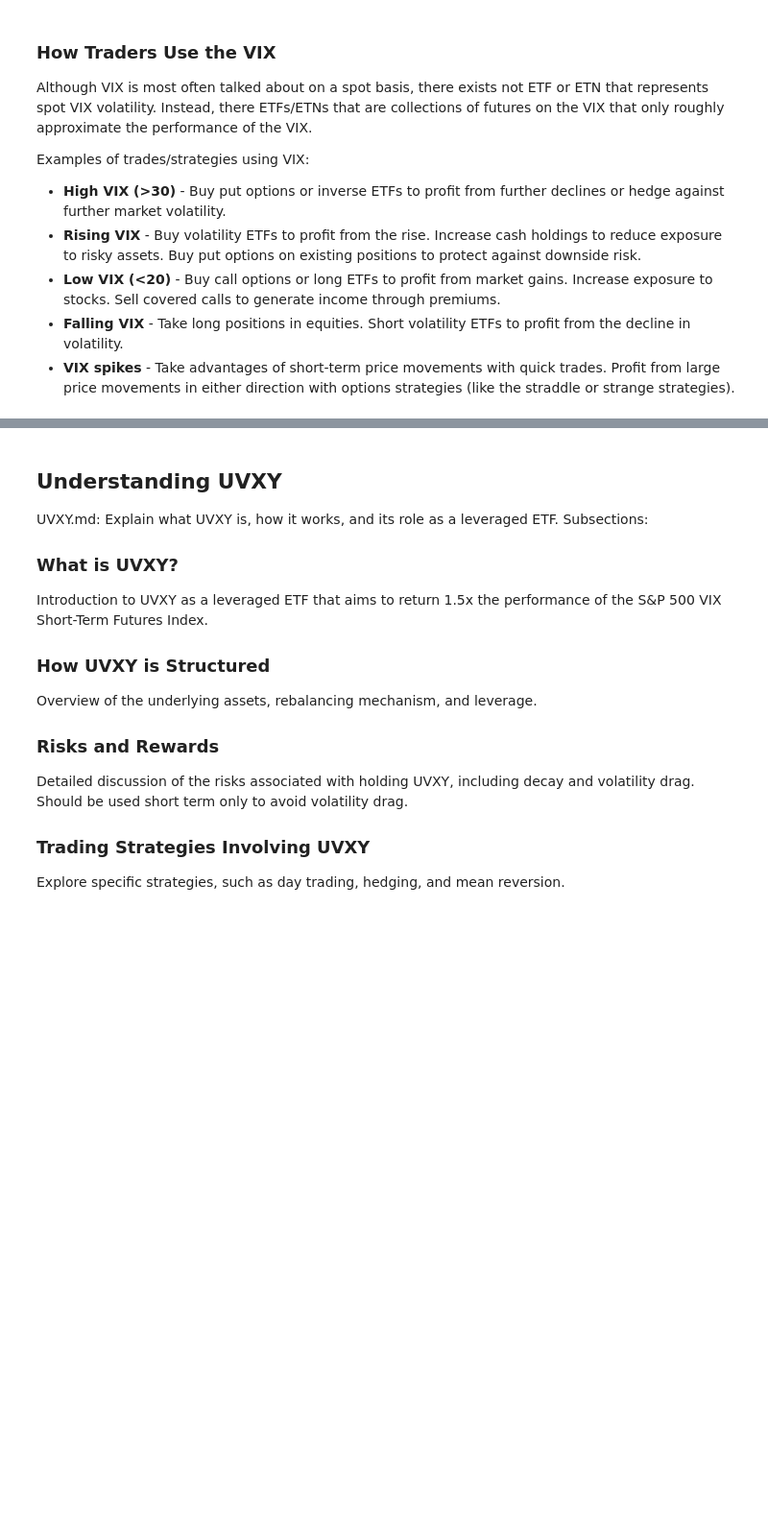
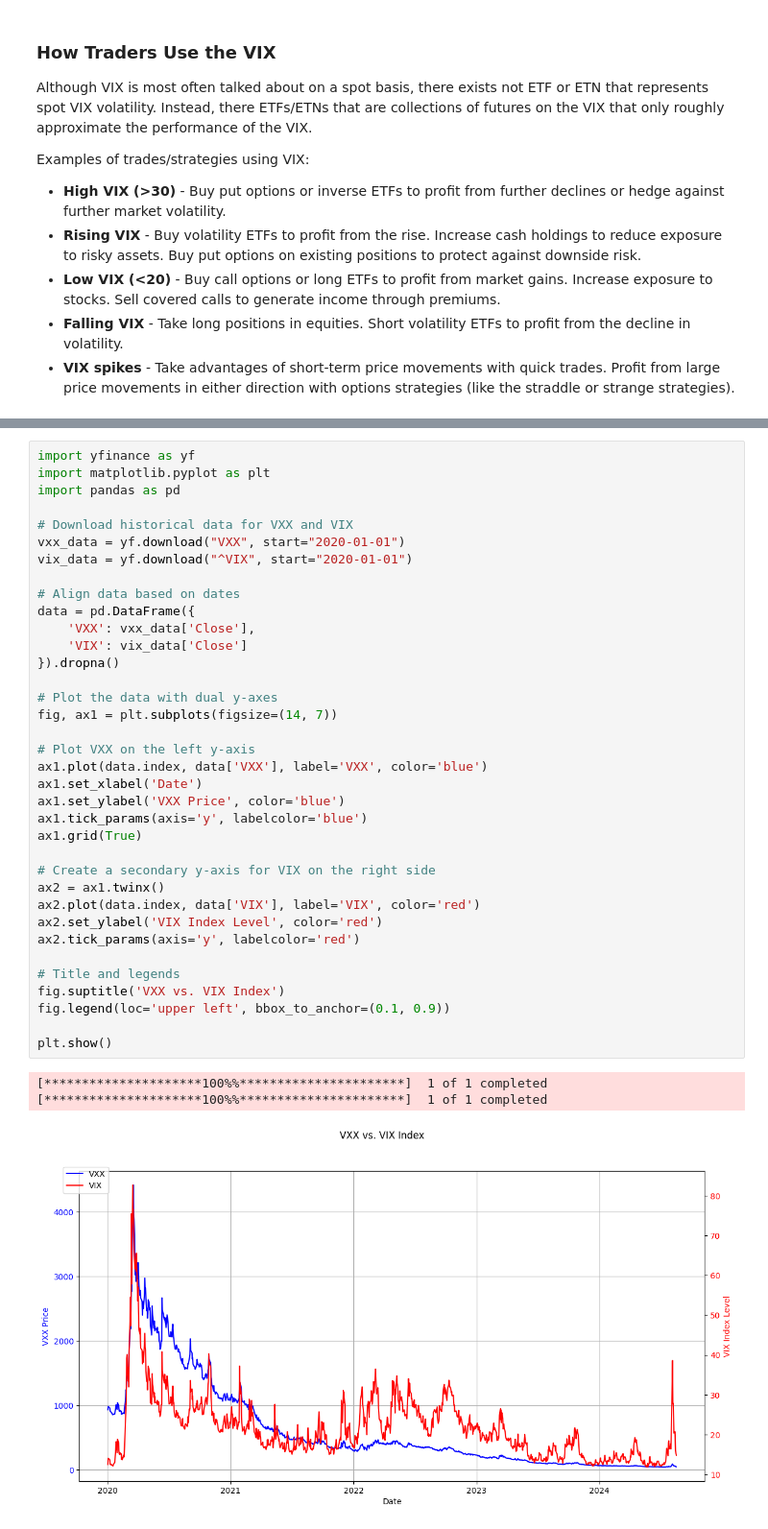
Before and after one commit to MohamadHabbal/UVXY-explained, a Jupyter notebook: Uvxy explained.ipynb, the cells around one changed output, grey strips where cells are left out. Shown: that part at 96% size. Cells and saved outputs as stored; diff of their text form; blank space fills up the shorter version.

Commit message:
finished VXX and UVXY

```diff
--- a/Uvxy explained.ipynb
+++ b/Uvxy explained.ipynb
@@ -114,17 +109,40 @@ Examples of how traders might use VXX in their portfolios, including long and sh
-# %% [markdown]
-## Understanding UVXY
-UVXY.md: Explain what UVXY is, how it works, and its role as a leveraged ETF.
-Subsections:
-
-### What is UVXY?
-Introduction to UVXY as a leveraged ETF that aims to return 1.5x the performance of the S&P 500 VIX Short-Term Futures Index.
-
-### How UVXY is Structured
-Overview of the underlying assets, rebalancing mechanism, and leverage.
-
-### Risks and Rewards
-Detailed discussion of the risks associated with holding UVXY, including decay and volatility drag.
-Should be used short term only to avoid volatility drag.
-
-### Trading Strategies Involving UVXY
-Explore specific strategies, such as day trading, hedging, and mean reversion.
+# %%
+import yfinance as yf
+import matplotlib.pyplot as plt
+import pandas as pd
+
+# Download historical data for VXX and VIX
+vxx_data = yf.download("VXX", start="2020-01-01")
+vix_data = yf.download("^VIX", start="2020-01-01")
+
+# Align data based on dates
+data = pd.DataFrame({
+    'VXX': vxx_data['Close'],
+    'VIX': vix_data['Close']
+}).dropna()
+
+# Plot the data with dual y-axes
+fig, ax1 = plt.subplots(figsize=(14, 7))
+
+# Plot VXX on the left y-axis
+ax1.plot(data.index, data['VXX'], label='VXX', color='blue')
+ax1.set_xlabel('Date')
+ax1.set_ylabel('VXX Price', color='blue')
+ax1.tick_params(axis='y', labelcolor='blue')
+ax1.grid(True)
+
+# Create a secondary y-axis for VIX on the right side
+ax2 = ax1.twinx()
+ax2.plot(data.index, data['VIX'], label='VIX', color='red')
+ax2.set_ylabel('VIX Index Level', color='red')
+ax2.tick_params(axis='y', labelcolor='red')
+
+# Title and legends
+fig.suptitle('VXX vs. VIX Index')
+fig.legend(loc='upper left', bbox_to_anchor=(0.1, 0.9))
+
+plt.show()
+# %% [output]
+[*********************100%%**********************]  1 of 1 completed
+[*********************100%%**********************]  1 of 1 completed
+[figure, added]
```
Also changed, not shown: parts of 9 cells of this notebook.
